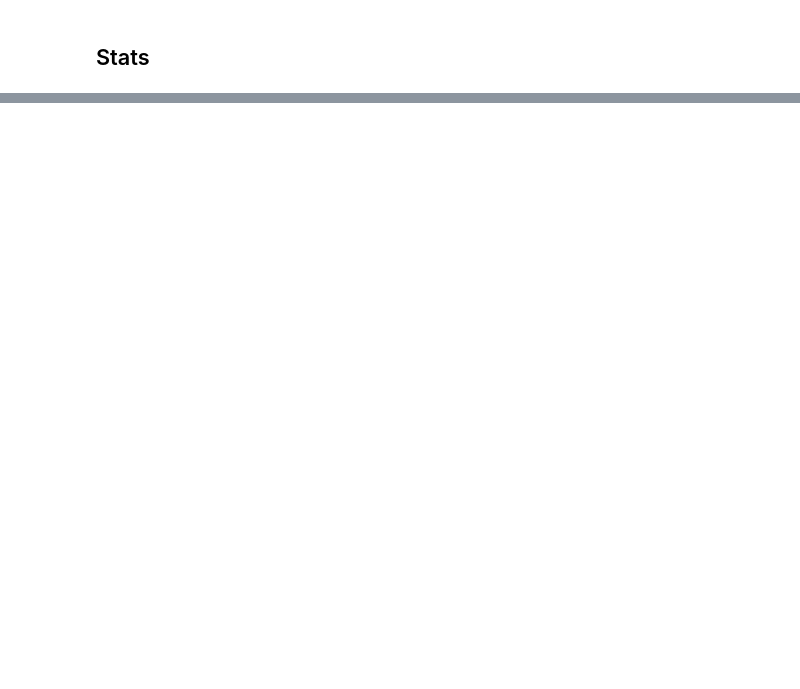
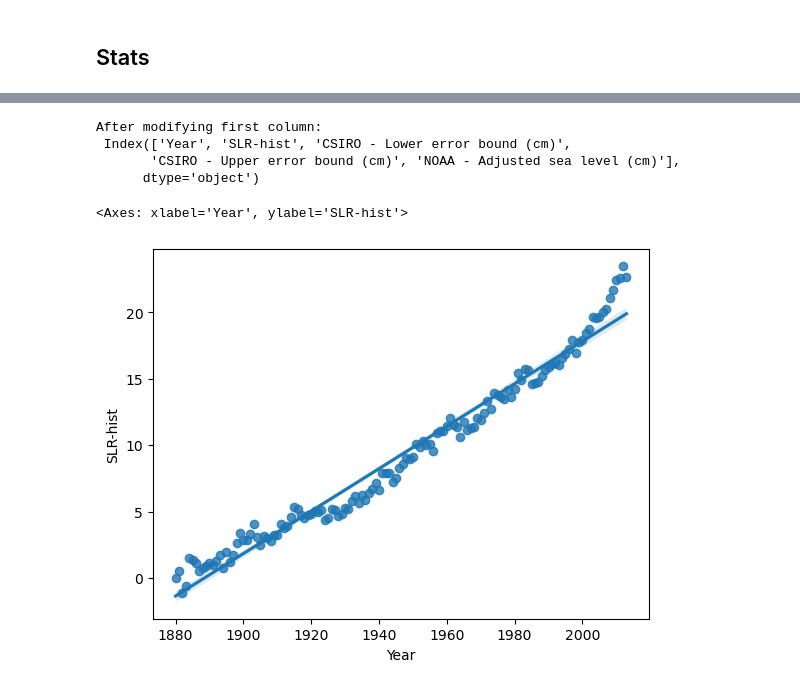
Before and after one commit to jdmandras/Project-3, a Jupyter notebook: Individual Workspaces/Jennifer Alvarez/Jennifer.ipynb, the cells around one changed output, grey strips where cells are left out. Cells and saved outputs as stored; diff of their text form; code cells hidden in the pictures; blank space fills up the shorter version.

```diff
--- a/Individual Workspaces/Jennifer Alvarez/Jennifer.ipynb
+++ b/Individual Workspaces/Jennifer Alvarez/Jennifer.ipynb
@@ -30,14 +36,17 @@ import matplotlib.pyplot as plt
 import pandas as pd
 import numpy as np
 import pygwalker as pyg
+import seaborn as sns
 from pathlib import Path
 from scipy import stats
+%matplotlib inline
+
 
 
 
 # file to load
-historical_sea_level_to_load = Path("../../Resources/sea-level-rise-historical.csv")
-predictions_sea_level_to_load = Path("../../Resources/sea-level-rise-predictions.csv")
+historical_sea_level_to_load = Path("sea-level-rise-historical.csv")
+predictions_sea_level_to_load = Path("Resources/sea-level-rise-predictions.csv")
 
 # read CSV
 sealevelrise_data_historical = pd.read_csv(historical_sea_level_to_load)
@@ -270,0 +296,14 @@ global_meanslr
+# %%
+# rename  1   CSIRO - Adjusted sea level (cm)  column
+slr_data_historical.rename(columns={'CSIRO - Adjusted sea level (cm)': 'SLR-hist'}, inplace=True)
+print("\nAfter modifying first column:\n", slr_data_historical.columns)
+# %% [output]
+After modifying first column:
+ Index(['Year', 'SLR-hist', 'CSIRO - Lower error bound (cm)',
+       'CSIRO - Upper error bound (cm)', 'NOAA - Adjusted sea level (cm)'],
+      dtype='object')
+# %%
+sns.regplot(x= 'Year', y= "SLR-hist", data=slr_data_historical)
+# %% [output]
+<Axes: xlabel='Year', ylabel='SLR-hist'>
+[figure, added]
```
Also changed, not shown: parts of 12 cells of this notebook, 3 other files.
